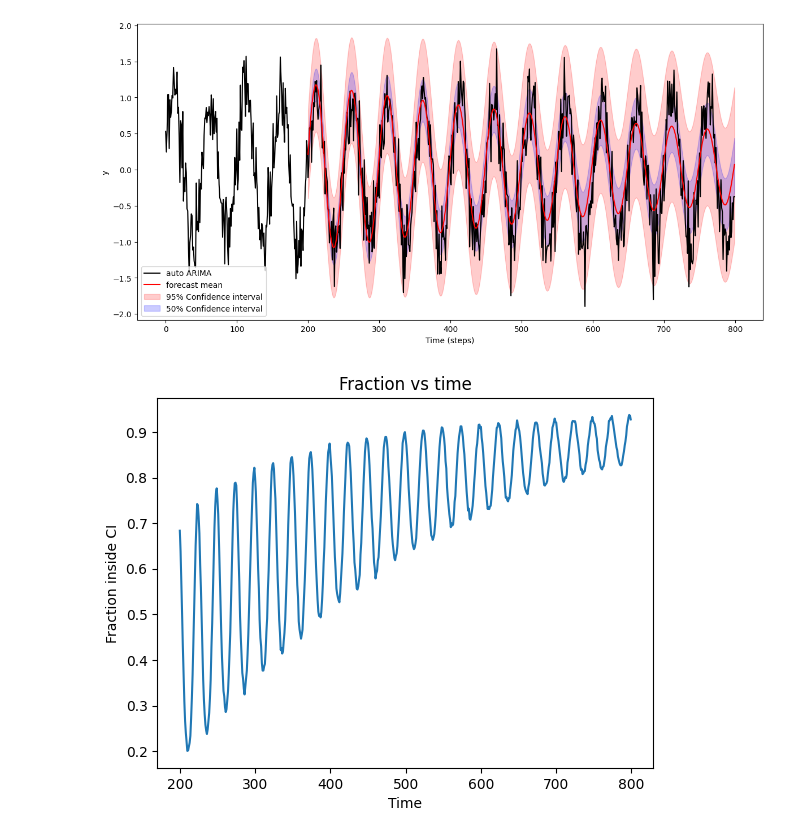
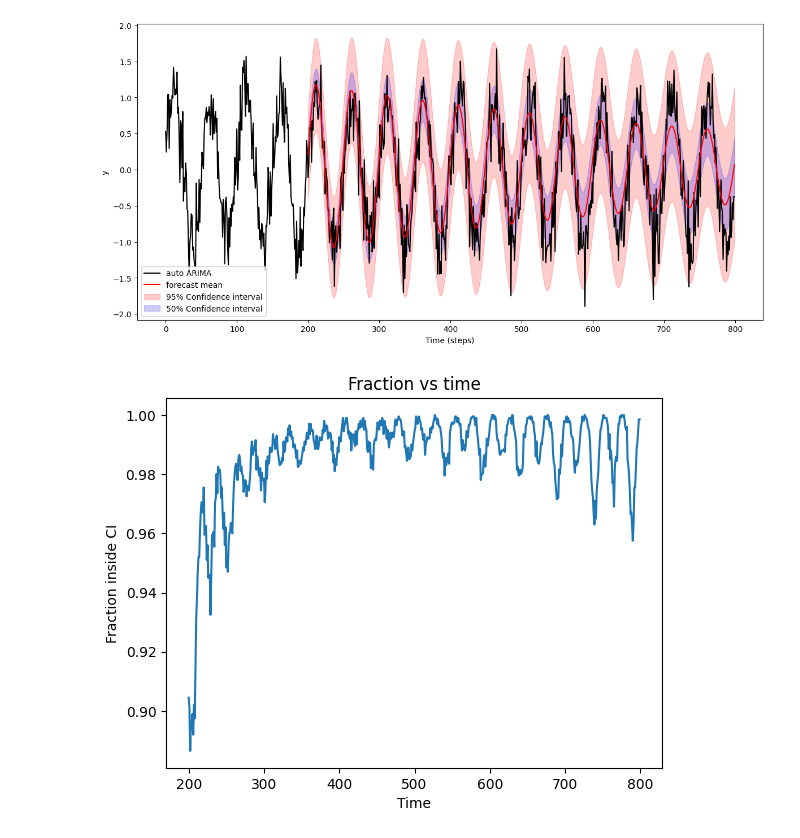
Before and after one commit to 12Mahmud99/ARIMA, a Jupyter notebook: auto_arima_2.ipynb, the cells around one changed output. Drawn from its saved outputs; the diff is of its cells as text; code cells hidden in the pictures.

```diff
--- a/auto_arima_2.ipynb
+++ b/auto_arima_2.ipynb
@@ -21,14 +21,17 @@ np.random.seed(0)
 
 n = 800
 t = np.arange(n)
-n_traj = 3
+n_traj = 2000
 
 signal = np.sin(2*np.pi*t/50) + 0.3*np.random.randn(n)
 data=pd.Series(signal)
 
+def generate():
+    return np.sin(2*np.pi*t/50) + 0.3*np.random.randn(n)
+
 split = 200
 
-model = pm.auto_arima(data.iloc[:split],seasonal=True, suppress_warnings=True,m=12)
+model = pm.auto_arima(data.iloc[:split],seasonal=True, suppress_warnings=True)
 result = model.arima_res_
 
 steps = len(data) - split
@@ -38,19 +41,17 @@ forecast_res = result.get_forecast(steps=steps)
 ci95 = forecast_res.conf_int(alpha=0.05)
 ci95.index = test.index
 
-n_sim =5000
-sims = []
-for _ in range(n_sim):
-    sim = result.simulate(nsimulations=steps)
-    sim.index = test.index
-    sims.append(sim)
+trajs = []
+for _ in range(n_traj):
+    traj = generate()
+    trajs.append(traj[split:])
 
 plt.figure(figsize=(12, 6))
 plt.plot(data.index, data, color="black", label="auto ARIMA")
 plt.plot(test.index,forecast_res.predicted_mean,color="red",label="forecast mean")
 
-#for sim in sims:
-#    plt.plot(sim.index,sim,color="orange",alpha=0.5,label="Simulations" if n_sim == 1 else None)
+#for traj in trajs:
+#    plt.plot(traj.index,traj,color="orange",alpha=0.5,label="Simulations" if n_traj == 1 else None)
 
 plt.fill_between(ci95.index, ci95.iloc[:, 0], ci95.iloc[:, 1],color="red",alpha=0.2,label="95% Confidence interval")
 
@@ -67,17 +68,17 @@ plt.show()
 # %% [output]
 [figure]
 # %%
-trajectories = torch.stack([torch.tensor(sim.values, dtype=torch.float32)for sim in sims])
-ci_lower = torch.tensor(ci95.iloc[:, 0].values, dtype=torch.float32)
-ci_upper = torch.tensor(ci95.iloc[:, 1].values, dtype=torch.float32)
+trajectories = torch.stack([torch.tensor(traj) for traj in trajs])
+ci_lower = torch.tensor(ci95.iloc[:, 0].values)
+ci_upper = torch.tensor(ci95.iloc[:, 1].values)
 
 values=utils.fractionMetric(trajectories, ci_lower=ci_lower,ci_upper=ci_upper)
 
 plt.plot(test.index, values)
 plt.ylabel("Fraction inside CI")
 plt.xlabel("Time")
 plt.title("Fraction vs time")
 plt.show()
 # %% [output]
-[figure, old version]
+[figure, new version]
 # %%
```
Also changed, not shown: parts of 1 cell of this notebook, 1 other file.
